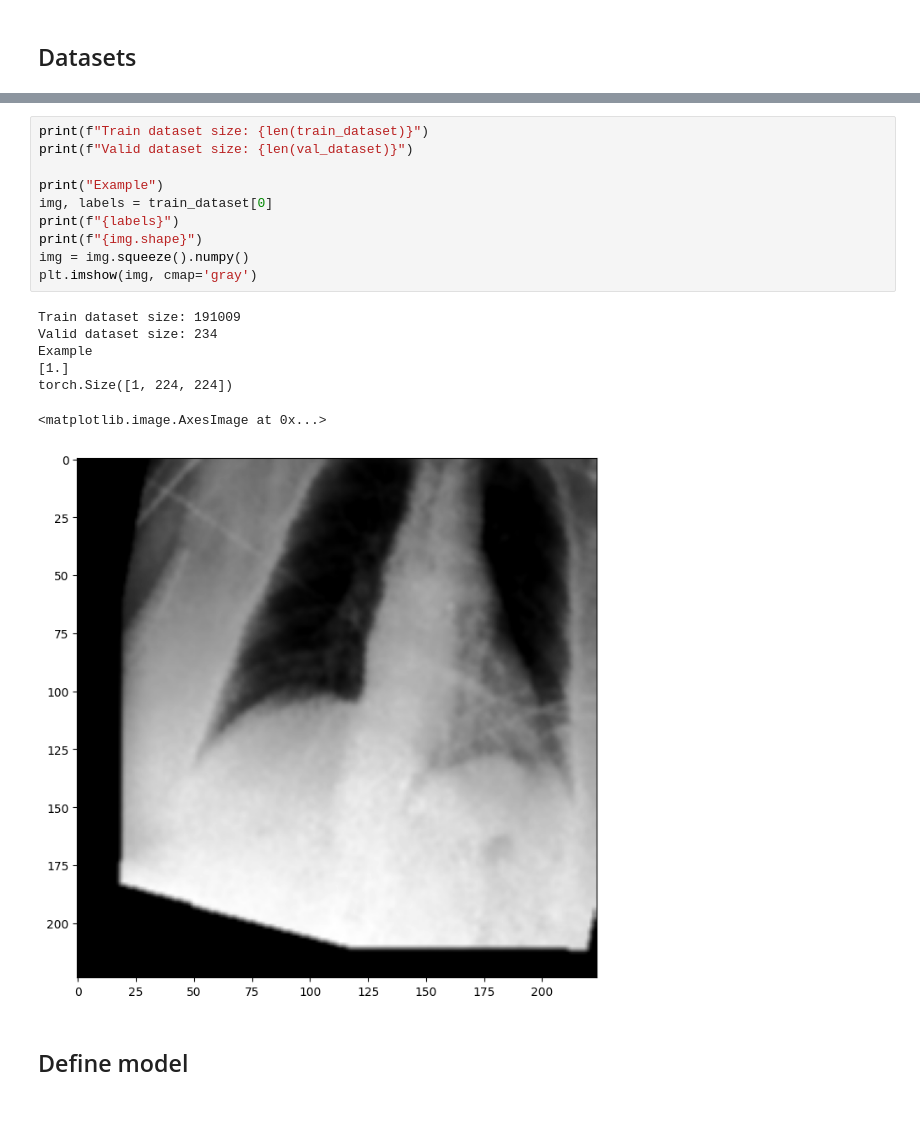
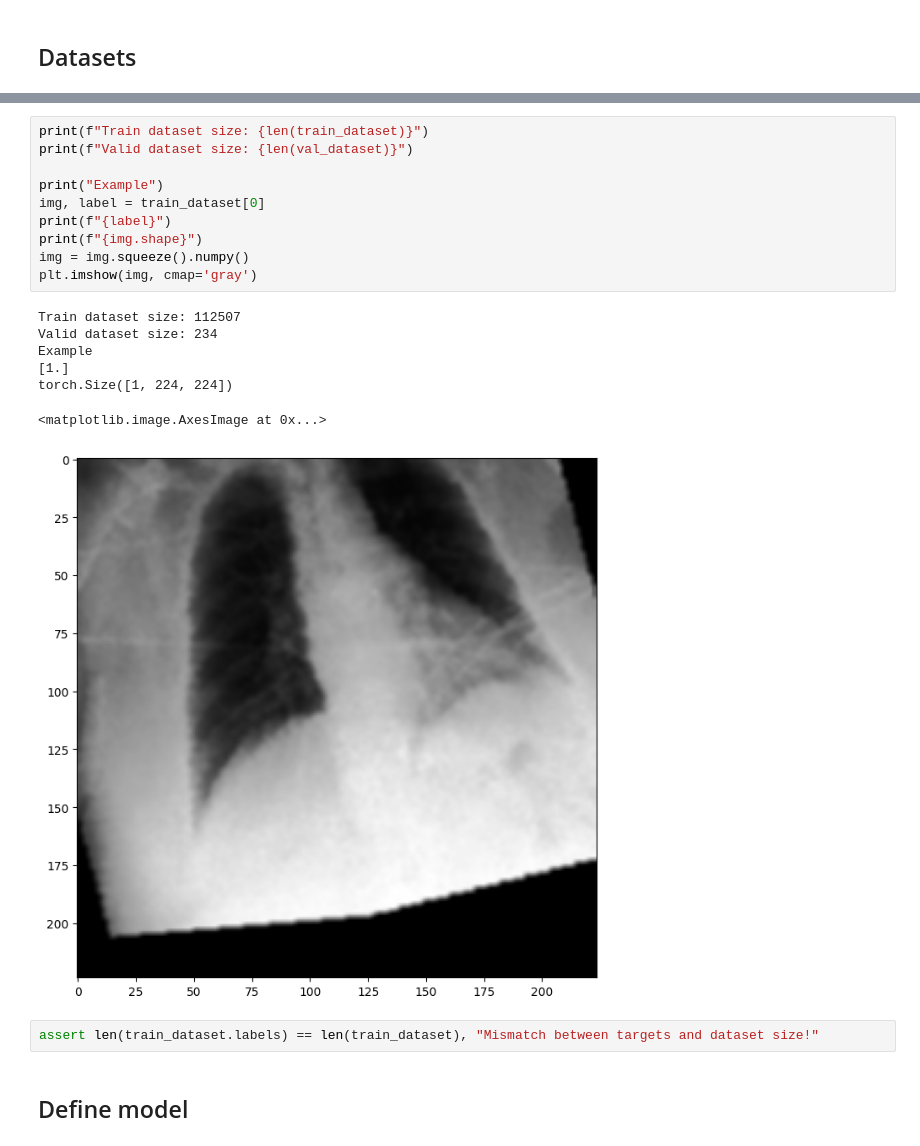
Before and after one commit to RuggeroAnello/CascadeLearning_Medicine, a Jupyter notebook: train.ipynb, the cells around one changed output, grey strips where cells are left out. Saved outputs shown, nothing was run; the diff lists cells and outputs as text; blank space fills up the shorter version.

```diff
--- a/train.ipynb
+++ b/train.ipynb
@@ -91,21 +94,23 @@ val_dataset = CheXpertDataset(
 # %%
 print(f"Train dataset size: {len(train_dataset)}")
 print(f"Valid dataset size: {len(val_dataset)}")
 
 print("Example")
-img, labels = train_dataset[0]
-print(f"{labels}")
+img, label = train_dataset[0]
+print(f"{label}")
 print(f"{img.shape}")
 img = img.squeeze().numpy()
 plt.imshow(img, cmap='gray')
 # %% [output]
-Train dataset size: 191009
+Train dataset size: 112507
 Valid dataset size: 234
 Example
 [1.]
 torch.Size([1, 224, 224])
 <matplotlib.image.AxesImage at 0x...>
-[figure, old version]
+[figure, new version]
+# %%
+assert len(train_dataset.labels) == len(train_dataset), "Mismatch between targets and dataset size!"
 # %% [markdown]
 ## Define model
 # %%
```
Also changed, not shown: parts of 4 cells of this notebook, 2 other files.
